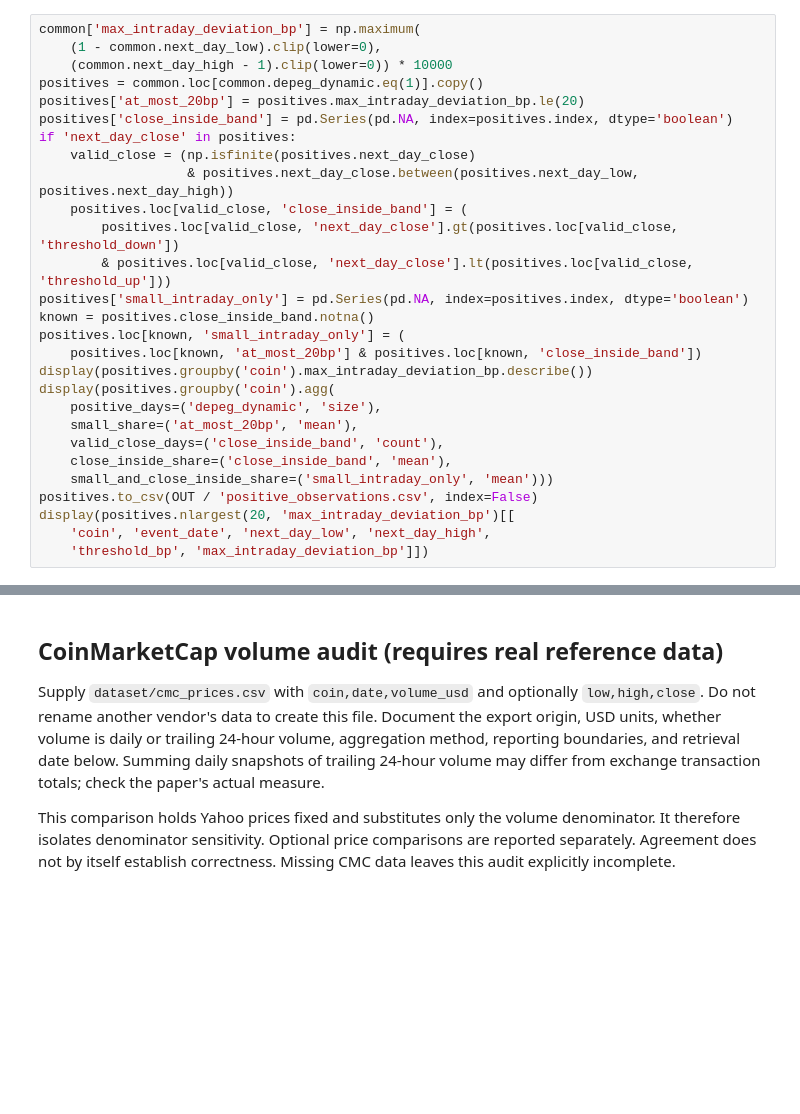
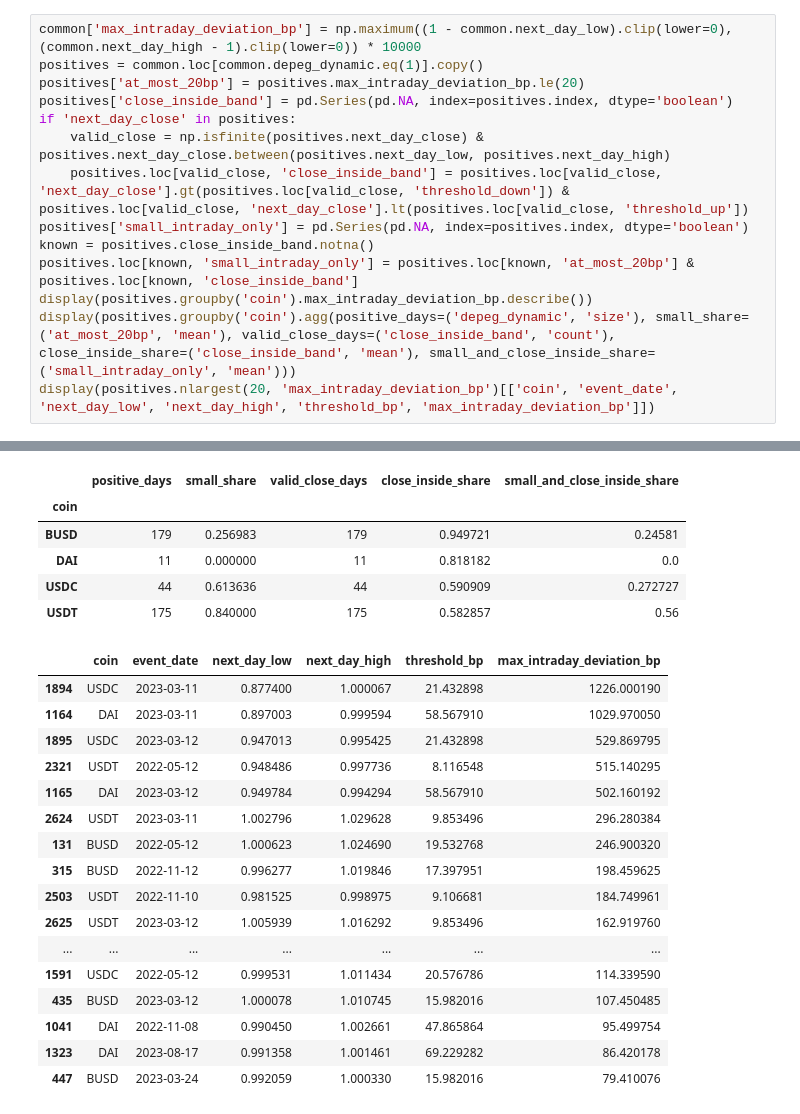
Before and after one commit to hahaharsha/digital-currencies-2, a Jupyter notebook: depeg_labeller/audit.ipynb, the cells around one changed output, grey strips where cells are left out. Cells and saved outputs as stored; diff of their text form; blank space fills up the shorter version.

```diff
--- a/depeg_labeller/audit.ipynb
+++ b/depeg_labeller/audit.ipynb
@@ -97,28 +145,15 @@ Close is diagnostic only. Missing or inconsistent close values remain unknown an
 # %%
-common['max_intraday_deviation_bp'] = np.maximum(
-    (1 - common.next_day_low).clip(lower=0),
-    (common.next_day_high - 1).clip(lower=0)) * 10000
+common['max_intraday_deviation_bp'] = np.maximum((1 - common.next_day_low).clip(lower=0), (common.next_day_high - 1).clip(lower=0)) * 10000
 positives = common.loc[common.depeg_dynamic.eq(1)].copy()
 positives['at_most_20bp'] = positives.max_intraday_deviation_bp.le(20)
 positives['close_inside_band'] = pd.Series(pd.NA, index=positives.index, dtype='boolean')
 if 'next_day_close' in positives:
-    valid_close = (np.isfinite(positives.next_day_close)
-                   & positives.next_day_close.between(positives.next_day_low, positives.next_day_high))
-    positives.loc[valid_close, 'close_inside_band'] = (
-        positives.loc[valid_close, 'next_day_close'].gt(positives.loc[valid_close, 'threshold_down'])
-        & positives.loc[valid_close, 'next_day_close'].lt(positives.loc[valid_close, 'threshold_up']))
+    valid_close = np.isfinite(positives.next_day_close) & positives.next_day_close.between(positives.next_day_low, positives.next_day_high)
+    positives.loc[valid_close, 'close_inside_band'] = positives.loc[valid_close, 'next_day_close'].gt(positives.loc[valid_close, 'threshold_down']) & positives.loc[valid_close, 'next_day_close'].lt(positives.loc[valid_close, 'threshold_up'])
 positives['small_intraday_only'] = pd.Series(pd.NA, index=positives.index, dtype='boolean')
 known = positives.close_inside_band.notna()
-positives.loc[known, 'small_intraday_only'] = (
-    positives.loc[known, 'at_most_20bp'] & positives.loc[known, 'close_inside_band'])
+positives.loc[known, 'small_intraday_only'] = positives.loc[known, 'at_most_20bp'] & positives.loc[known, 'close_inside_band']
 display(positives.groupby('coin').max_intraday_deviation_bp.describe())
-display(positives.groupby('coin').agg(
-    positive_days=('depeg_dynamic', 'size'),
-    small_share=('at_most_20bp', 'mean'),
-    valid_close_days=('close_inside_band', 'count'),
-    close_inside_share=('close_inside_band', 'mean'),
-    small_and_close_inside_share=('small_intraday_only', 'mean')))
-positives.to_csv(OUT / 'positive_observations.csv', index=False)
-display(positives.nlargest(20, 'max_intraday_deviation_bp')[[
-    'coin', 'event_date', 'next_day_low', 'next_day_high',
-    'threshold_bp', 'max_intraday_deviation_bp']])
+display(positives.groupby('coin').agg(positive_days=('depeg_dynamic', 'size'), small_share=('at_most_20bp', 'mean'), valid_close_days=('close_inside_band', 'count'), close_inside_share=('close_inside_band', 'mean'), small_and_close_inside_share=('small_intraday_only', 'mean')))
+display(positives.nlargest(20, 'max_intraday_deviation_bp')[['coin', 'event_date', 'next_day_low', 'next_day_high', 'threshold_bp', 'max_intraday_deviation_bp']])
+# %% [output]
@@ -125,5 +166,23 @@ display(positives.nlargest(20, 'max_intraday_deviation_bp')[[
+|  | positive_days | small_share | valid_close_days | close_inside_share | small_and_close_inside_share |
+| coin |  |  |  |  |  |
+| BUSD | 179 | 0.256983 | 179 | 0.949721 | 0.24581 |
+| DAI | 11 | 0.000000 | 11 | 0.818182 | 0.0 |
+| USDC | 44 | 0.613636 | 44 | 0.590909 | 0.272727 |
+| USDT | 175 | 0.840000 | 175 | 0.582857 | 0.56 |
+|  | coin | event_date | next_day_low | next_day_high | threshold_bp | max_intraday_deviation_bp |
+| 1894 | USDC | 2023-03-11 | 0.877400 | 1.000067 | 21.432898 | 1226.000190 |
+| 1164 | DAI | 2023-03-11 | 0.897003 | 0.999594 | 58.567910 | 1029.970050 |
+| 1895 | USDC | 2023-03-12 | 0.947013 | 0.995425 | 21.432898 | 529.869795 |
+| 2321 | USDT | 2022-05-12 | 0.948486 | 0.997736 | 8.116548 | 515.140295 |
+| 1165 | DAI | 2023-03-12 | 0.949784 | 0.994294 | 58.567910 | 502.160192 |
+| 2624 | USDT | 2023-03-11 | 1.002796 | 1.029628 | 9.853496 | 296.280384 |
+| 131 | BUSD | 2022-05-12 | 1.000623 | 1.024690 | 19.532768 | 246.900320 |
+| 315 | BUSD | 2022-11-12 | 0.996277 | 1.019846 | 17.397951 | 198.459625 |
+| 2503 | USDT | 2022-11-10 | 0.981525 | 0.998975 | 9.106681 | 184.749961 |
+| 2625 | USDT | 2023-03-12 | 1.005939 | 1.016292 | 9.853496 | 162.919760 |
+| ... | ... | ... | ... | ... | ... | ... |
+| 1591 | USDC | 2022-05-12 | 0.999531 | 1.011434 | 20.576786 | 114.339590 |
+| 435 | BUSD | 2023-03-12 | 1.000078 | 1.010745 | 15.982016 | 107.450485 |
+| 1041 | DAI | 2022-11-08 | 0.990450 | 1.002661 | 47.865864 | 95.499754 |
+| 1323 | DAI | 2023-08-17 | 0.991358 | 1.001461 | 69.229282 | 86.420178 |
+| 447 | BUSD | 2023-03-24 | 0.992059 | 1.000330 | 15.982016 | 79.410076 |
-# %% [markdown]
-## CoinMarketCap volume audit (requires real reference data)
-Supply `dataset/cmc_prices.csv` with `coin,date,volume_usd` and optionally `low,high,close`. Do not rename another vendor's data to create this file. Document the export origin, USD units, whether volume is daily or trailing 24-hour volume, aggregation method, reporting boundaries, and retrieval date below. Summing daily snapshots of trailing 24-hour volume may differ from exchange transaction totals; check the paper's actual measure.
-
-This comparison holds Yahoo prices fixed and substitutes only the volume denominator. It therefore isolates denominator sensitivity. Optional price comparisons are reported separately. Agreement does not by itself establish correctness. Missing CMC data leaves this audit explicitly incomplete.
```
Also changed, not shown: parts of 17 cells of this notebook, 1 other file.
